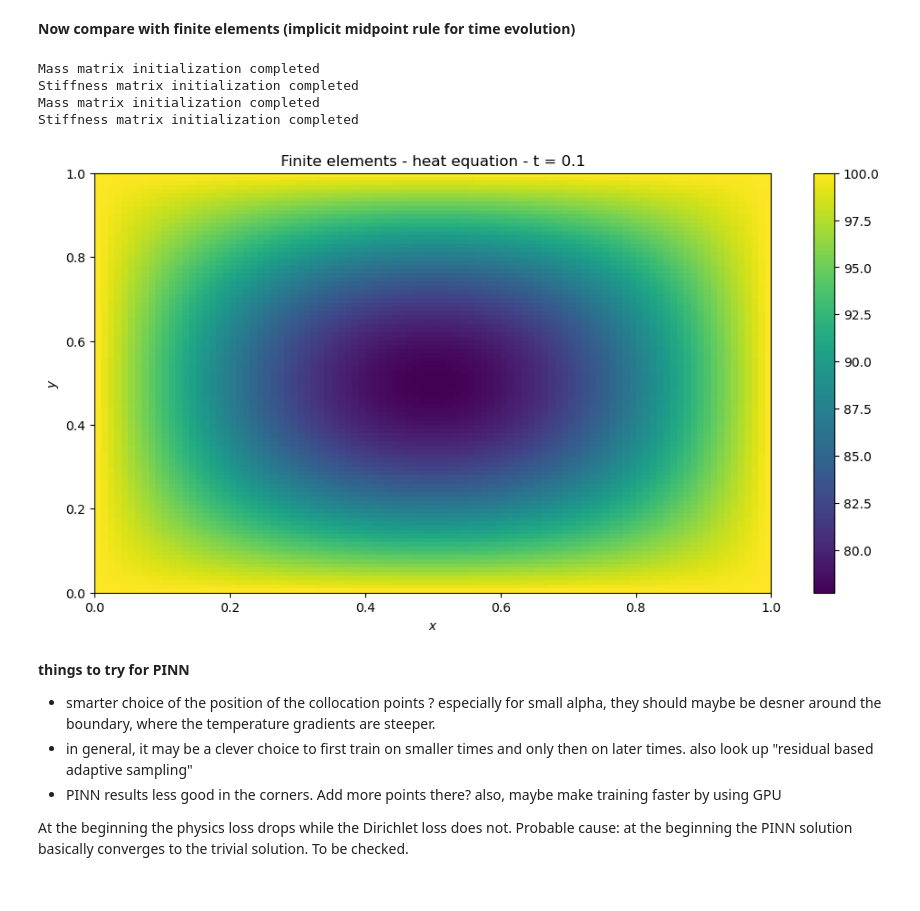
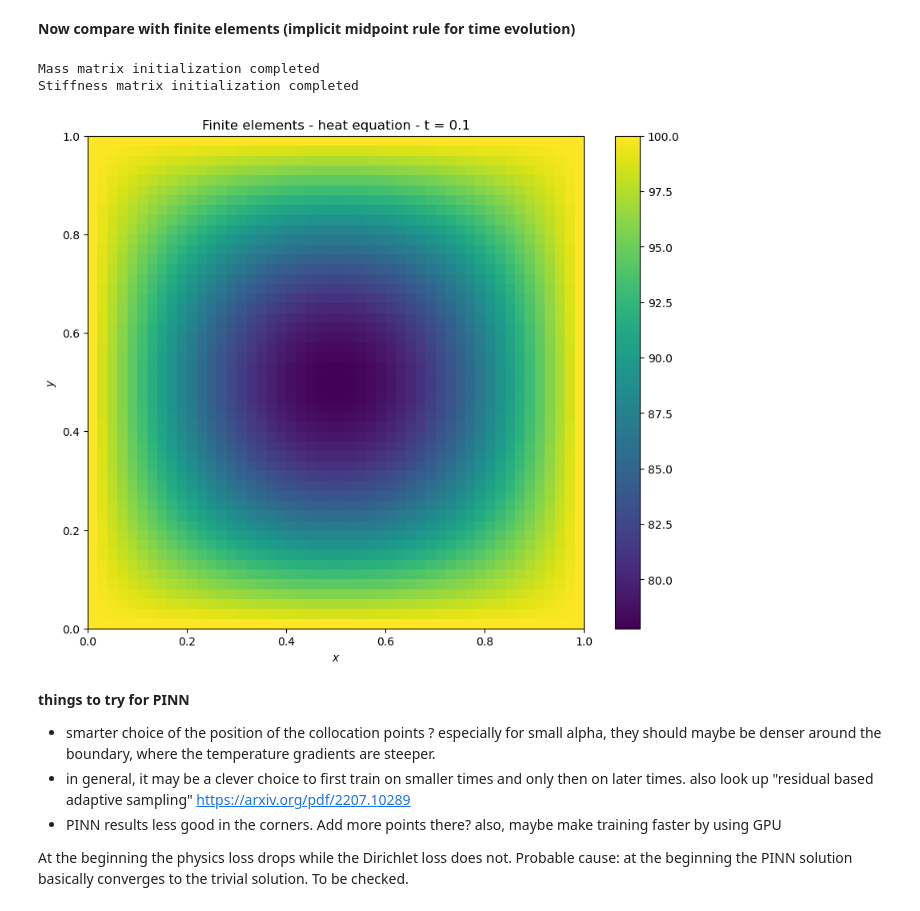
Before and after one commit to sottoviafilippo/Finite-elements-in-2d-and-PINNs, a Jupyter notebook: pinn_trials.ipynb, the cells around one changed output. Cells and saved outputs as stored; diff of their text form; code cells hidden in the pictures.

```diff
--- a/pinn_trials.ipynb
+++ b/pinn_trials.ipynb
@@ -199,7 +199,7 @@ plt.show()
 
 
 # grid:
-Nx = Ny = 100
+Nx = Ny = 50
 x = np.linspace(0, 1, Nx)
 y = np.linspace(0, 1, Ny)
 u0 = np.zeros(Nx*Ny)
@@ -214,8 +214,6 @@ u = u0.copy()
 
 # prepare the simulation
 mymesh = Mesh(x, y, verbose=True)
-mymesh.build_mass_matrix()
-mymesh.build_stiffness_matrix()
 
 steps = 200
 times, dt = np.linspace(0, 0.1, steps, retstep = True)
@@ -241,41 +239,39 @@ for j in [0, Ny - 1]:
 bc_indices = list(set(bc_indices))
 for idx in bc_indices:
     LHS[idx, :] = 0
     LHS[idx, idx] = 1
 LHS = LHS.tocsr()  # convert once for efficient solving
 
 for t in times:
     # fompute RHS: (M - dt*alpha/2 * S) * u
     RHS_vec = (M - (dt * alpha / 2) * S).dot(u)
 
     # apply boundary conditions to RHS
     for idx in bc_indices:
         RHS_vec[idx] = 100
 
     # finally, solve the linear system
     u = spsolve(LHS, RHS_vec)
 
 u = u.reshape((Nx, Ny)).transpose()
 
 # plot the results
-plt.figure(figsize=(12, 6))
+plt.figure(figsize=(10, 8))
 plt.imshow(u, cmap='viridis', origin='lower', aspect='auto', extent=[0, 1, 0, 1])
 plt.colorbar()
 plt.title(f'Finite elements - heat equation - t = {t_check}')
 plt.xlabel('$x$')
 plt.ylabel('$y$')
 plt.savefig('results/heat_finite_elements.png')
 plt.show()
 # %% [output]
 Mass matrix initialization completed
 Stiffness matrix initialization completed
-Mass matrix initialization completed
-Stiffness matrix initialization completed
-[figure, old version]
+[figure, new version]
 # %% [markdown]
 **things to try for PINN**
-- smarter choice of the position of the collocation points ? especially for small alpha, they should maybe be desner around the boundary, where the temperature gradients are steeper.
-- in general, it may be a clever choice to first train on smaller times and only then on later times. also look up "residual based adaptive sampling"
+- smarter choice of the position of the collocation points ? especially for small alpha, they should maybe be denser around the boundary, where the temperature gradients are steeper.
+- in general, it may be a clever choice to first train on smaller times and only then on later times. also look up "residual based adaptive sampling" https://arxiv.org/pdf/2207.10289
 - PINN results less good in the corners. Add more points there?
 also, maybe make training faster by using GPU
 
```
Also changed, not shown: parts of 5 cells of this notebook, 1 other file.
